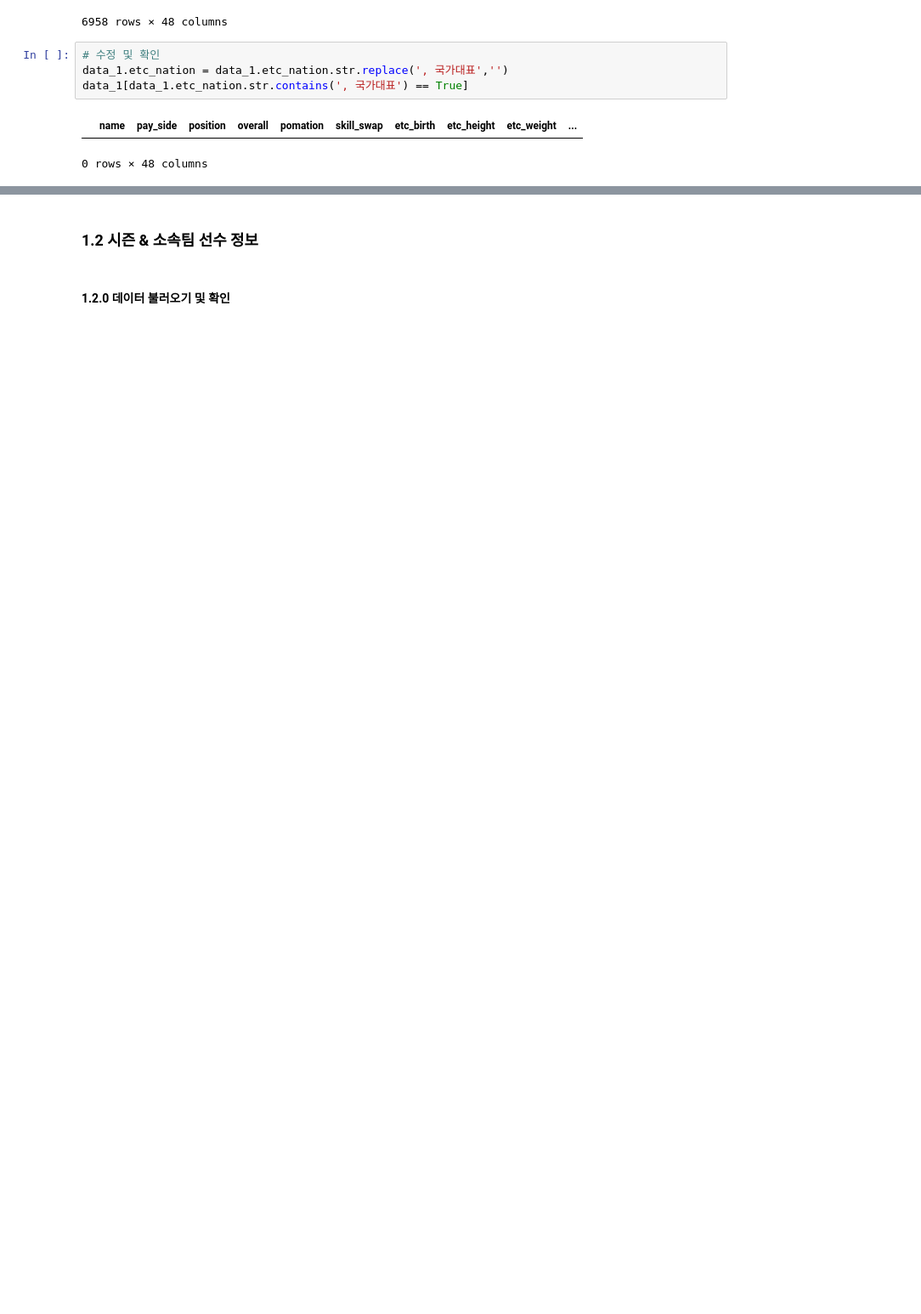
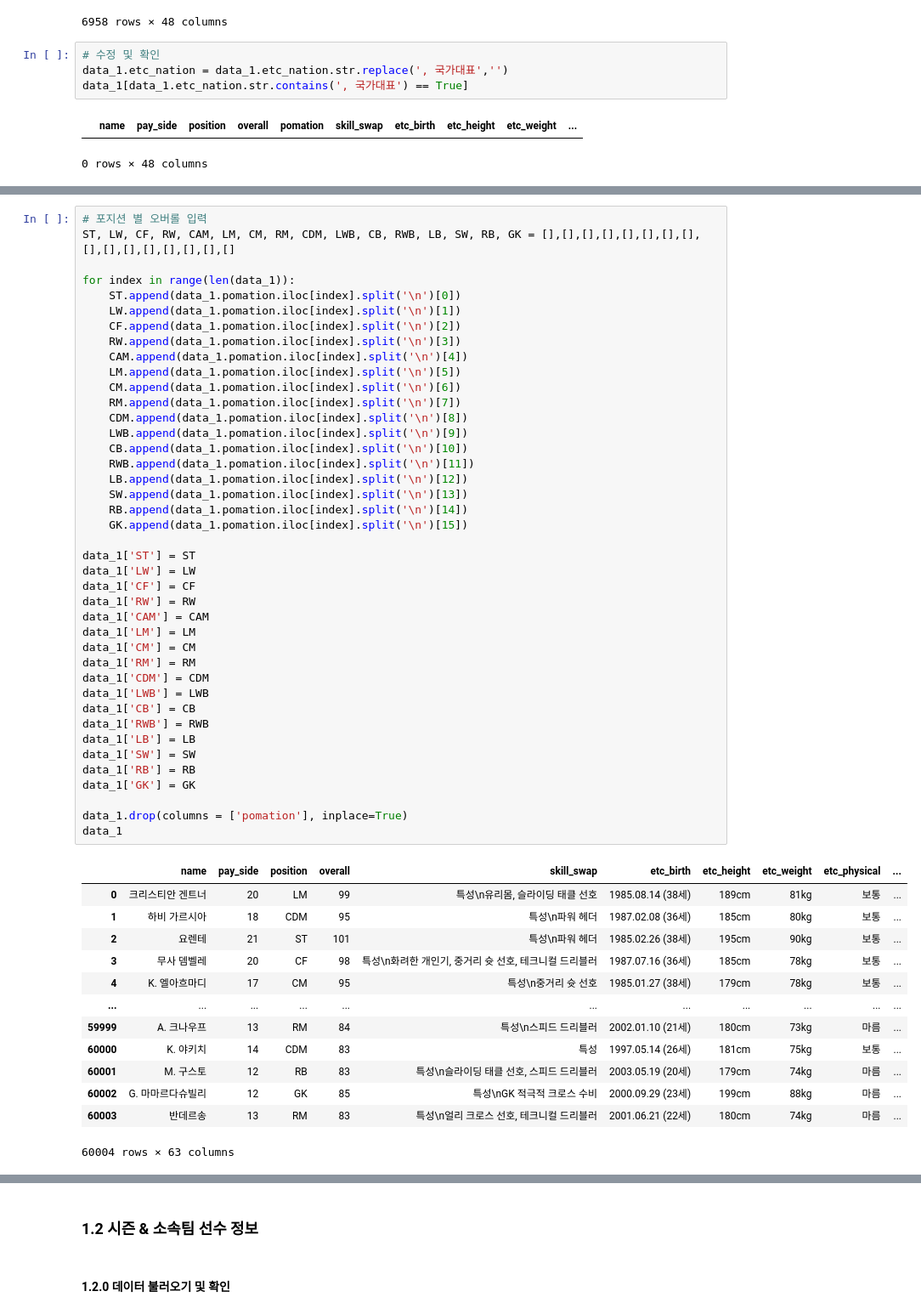
Before and after one commit to Kim-SeongSu/FIFA_Project_Personal, a Jupyter notebook: modeling/data_preprocess.ipynb, the cells around one changed output, grey strips where cells are left out. Shown at 85% size. Drawn from its saved outputs; the diff is of its cells as text; blank space fills up the shorter version.

Commit message:
Update: add position's overall & skill swap change
- 포지션별 오버롤 컬럼 추가
- 특성 컬럼 정리 (특성\n 제거)

```diff
--- a/modeling/data_preprocess.ipynb
+++ b/modeling/data_preprocess.ipynb
@@ -114,0 +130,55 @@ data_1.pomation.iloc[2]
+# %%
+# 포지션 별 오버롤 입력
+ST, LW, CF, RW, CAM, LM, CM, RM, CDM, LWB, CB, RWB, LB, SW, RB, GK = [],[],[],[],[],[],[],[],[],[],[],[],[],[],[],[]
+
+for index in range(len(data_1)):
+    ST.append(data_1.pomation.iloc[index].split('\n')[0])
+    LW.append(data_1.pomation.iloc[index].split('\n')[1])
+    CF.append(data_1.pomation.iloc[index].split('\n')[2])
+    RW.append(data_1.pomation.iloc[index].split('\n')[3])
+    CAM.append(data_1.pomation.iloc[index].split('\n')[4])
+    LM.append(data_1.pomation.iloc[index].split('\n')[5])
+    CM.append(data_1.pomation.iloc[index].split('\n')[6])
+    RM.append(data_1.pomation.iloc[index].split('\n')[7])
+    CDM.append(data_1.pomation.iloc[index].split('\n')[8])
+    LWB.append(data_1.pomation.iloc[index].split('\n')[9])
+    CB.append(data_1.pomation.iloc[index].split('\n')[10])
+    RWB.append(data_1.pomation.iloc[index].split('\n')[11])
+    LB.append(data_1.pomation.iloc[index].split('\n')[12])
+    SW.append(data_1.pomation.iloc[index].split('\n')[13])
+    RB.append(data_1.pomation.iloc[index].split('\n')[14])
+    GK.append(data_1.pomation.iloc[index].split('\n')[15])
+
+data_1['ST'] = ST
+data_1['LW'] = LW
+data_1['CF'] = CF
+data_1['RW'] = RW
+data_1['CAM'] = CAM
+data_1['LM'] = LM
+data_1['CM'] = CM
+data_1['RM'] = RM
+data_1['CDM'] = CDM
+data_1['LWB'] = LWB
+data_1['CB'] = CB
+data_1['RWB'] = RWB
+data_1['LB'] = LB
+data_1['SW'] = SW
+data_1['RB'] = RB
+data_1['GK'] = GK
+
+data_1.drop(columns = ['pomation'], inplace=True)
+data_1
+# %% [output]
+|  | name | pay_side | position | overall | skill_swap | etc_birth | etc_height | etc_weight | etc_physical | ... |
+| 0 | 크리스티안 겐트너 | 20 | LM | 99 | 특성\n유리몸, 슬라이딩 태클 선호 | 1985.08.14 (38세) | 189cm | 81kg | 보통 | ... |
+| 1 | 하비 가르시아 | 18 | CDM | 95 | 특성\n파워 헤더 | 1987.02.08 (36세) | 185cm | 80kg | 보통 | ... |
+| 2 | 요렌테 | 21 | ST | 101 | 특성\n파워 헤더 | 1985.02.26 (38세) | 195cm | 90kg | 보통 | ... |
+| 3 | 무사 뎀벨레 | 20 | CF | 98 | 특성\n화려한 개인기, 중거리 슛 선호, 테크니컬 드리블러 | 1987.07.16 (36세) | 185cm | 78kg | 보통 | ... |
+| 4 | K. 엘아흐마디 | 17 | CM | 95 | 특성\n중거리 슛 선호 | 1985.01.27 (38세) | 179cm | 78kg | 보통 | ... |
+| ... | ... | ... | ... | ... | ... | ... | ... | ... | ... | ... |
+| 59999 | A. 크나우프 | 13 | RM | 84 | 특성\n스피드 드리블러 | 2002.01.10 (21세) | 180cm | 73kg | 마름 | ... |
+| 60000 | K. 야키치 | 14 | CDM | 83 | 특성 | 1997.05.14 (26세) | 181cm | 75kg | 보통 | ... |
+| 60001 | M. 구스토 | 12 | RB | 83 | 특성\n슬라이딩 태클 선호, 스피드 드리블러 | 2003.05.19 (20세) | 179cm | 74kg | 마름 | ... |
+| 60002 | G. 마마르다슈빌리 | 12 | GK | 85 | 특성\nGK 적극적 크로스 수비 | 2000.09.29 (23세) | 199cm | 88kg | 마름 | ... |
+| 60003 | 반데르송 | 13 | RM | 83 | 특성\n얼리 크로스 선호, 테크니컬 드리블러 | 2001.06.21 (22세) | 180cm | 74kg | 마름 | ... |
+60004 rows × 63 columns
```
Also changed, not shown: parts of 20 cells of this notebook, 1 other file.
